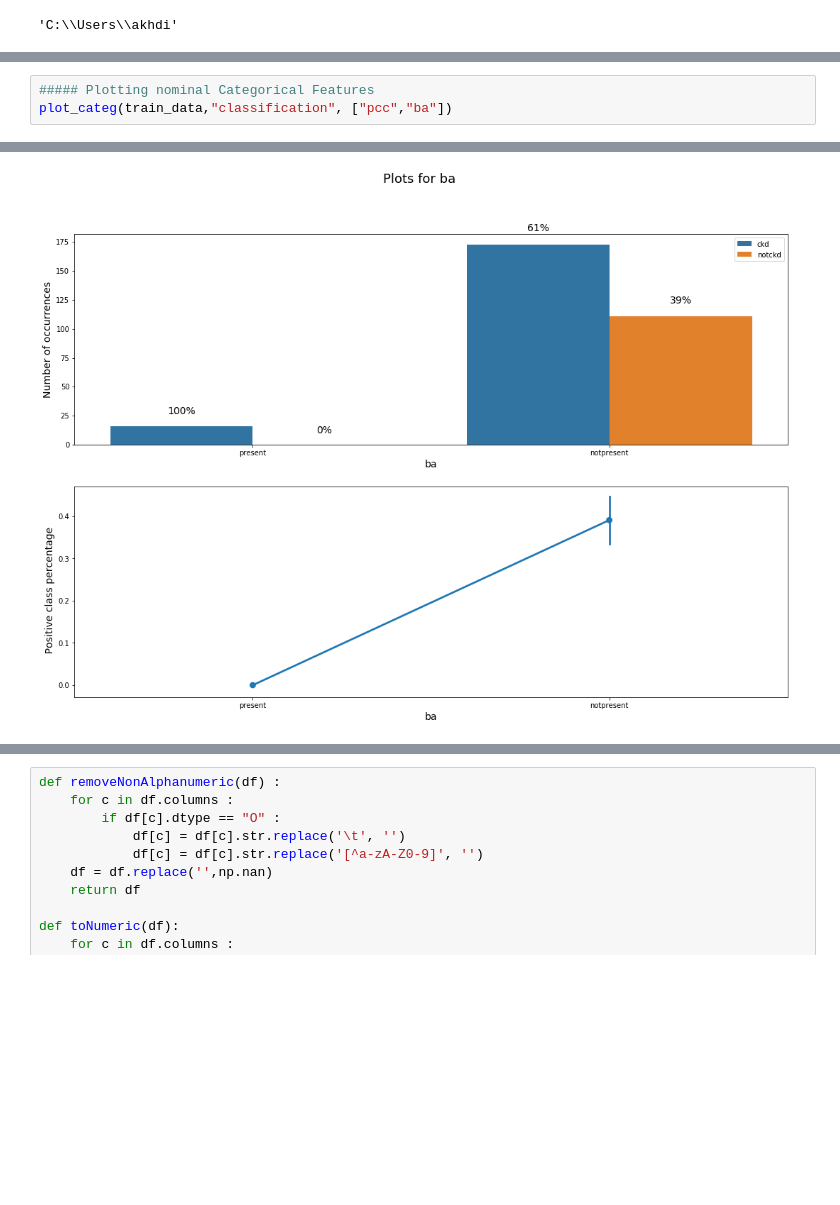
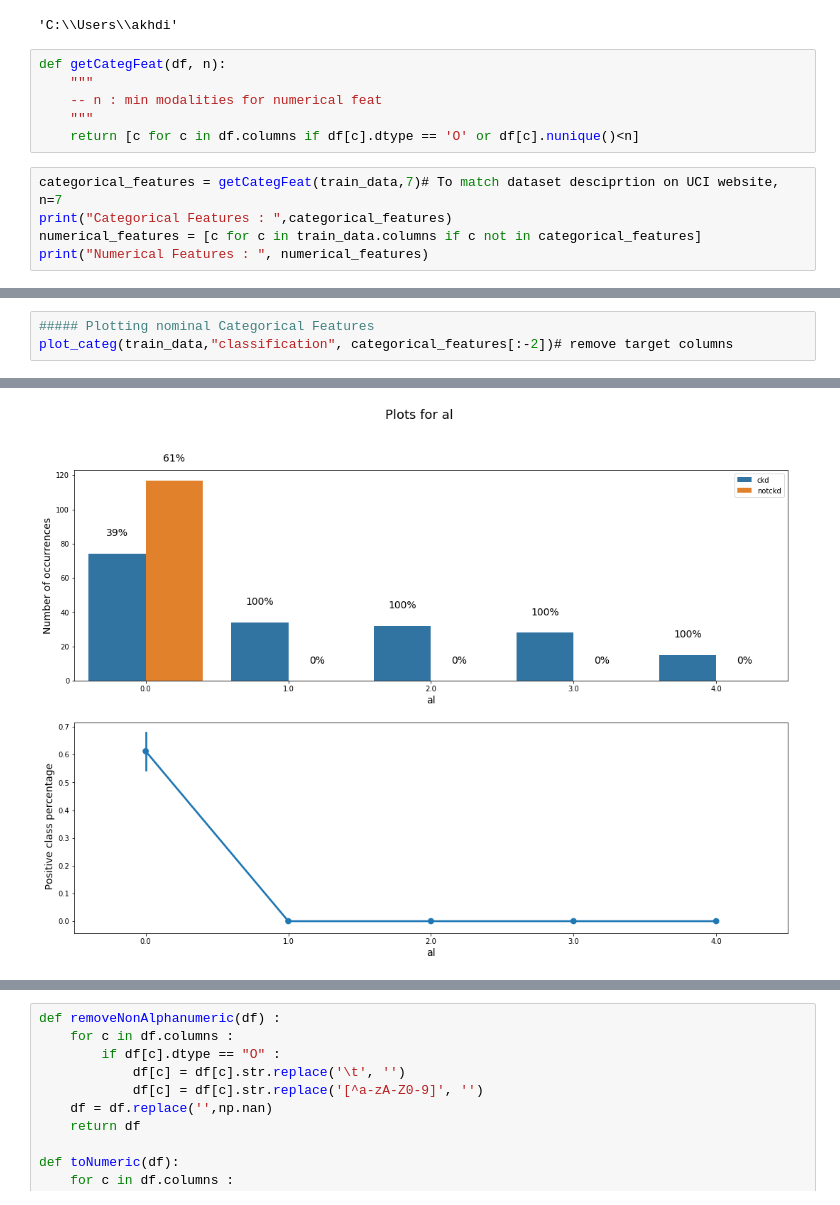
Before and after one commit to MarwaAK/binaryClassification, a Jupyter notebook: Projet_ML.ipynb, the cells around one changed output, grey strips where cells are left out. Saved outputs shown, nothing was run; the diff lists cells and outputs as text; blank space fills up the shorter version.

Commit message:
Analyse visualizations

```diff
--- a/Projet_ML.ipynb
+++ b/Projet_ML.ipynb
@@ -110,3 +138,14 @@ plt.show()
 pwd
 # %% [output]
 'C:\\Users\\akhdi'
+# %%
+def getCategFeat(df, n):
+    """
+    -- n : min modalities for numerical feat
+    """
+    return [c for c in df.columns if df[c].dtype == 'O' or df[c].nunique()<n]
+# %%
+categorical_features = getCategFeat(train_data,7)# To match dataset desciprtion on UCI website, n=7
+print("Categorical Features : ",categorical_features)
+numerical_features = [c for c in train_data.columns if c not in categorical_features]
+print("Numerical Features : ", numerical_features)
@@ -123,4 +173,4 @@ plot_numeric(train_data, ['age','bp', "rc"], 'classification')
 # %%
 ##### Plotting nominal Categorical Features
-plot_categ(train_data,"classification", ["pcc","ba"])
+plot_categ(train_data,"classification", categorical_features[:-2])# remove target columns
 # %% [output]
@@ -128 +178 @@ plot_categ(train_data,"classification", ["pcc","ba"])
-[figure, old version]
+[figure, new version]
```
Also changed, not shown: parts of 16 cells of this notebook.
